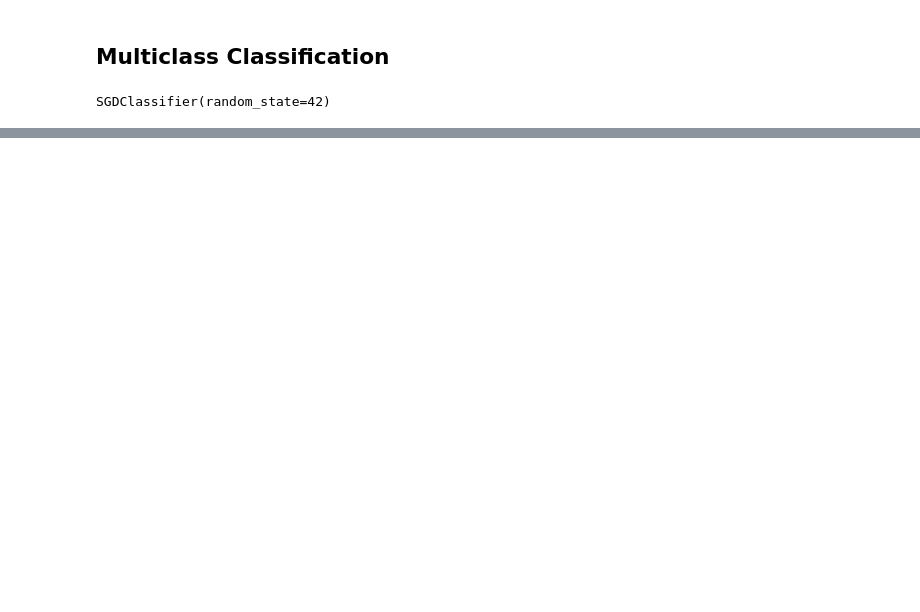
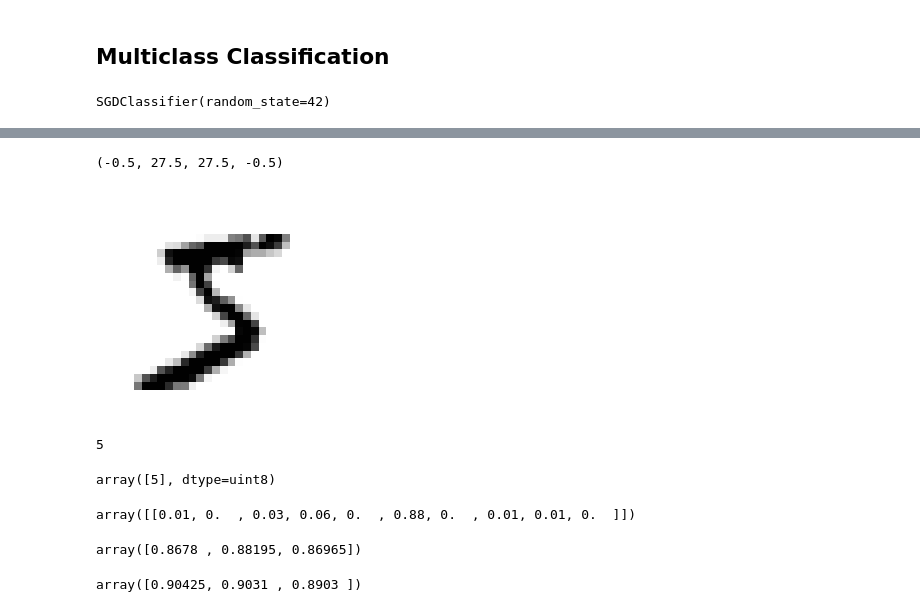
Before and after one commit to amancioandre/handson-ml, a Jupyter notebook: chapter_03/Classification.ipynb, the cells around one changed output, grey strips where cells are left out. Drawn from its saved outputs; the diff is of its cells as text; code cells hidden in the pictures; blank space fills up the shorter version.

```diff
--- a/chapter_03/Classification.ipynb
+++ b/chapter_03/Classification.ipynb
@@ -286,0 +289,38 @@ array([5], dtype=uint8)
+# %%
+# Taking a peek at the X values
+some_digit = X[0]
+some_digit_image = some_digit.reshape(28,28)
+plt.imshow(some_digit_image, cmap=mpl.cm.binary, interpolation='nearest')
+plt.axis('off')
+# %% [output]
+(-0.5, 27.5, 27.5, -0.5)
+[figure, added]
+# %%
+print(y[0])
+# %% [output]
+5
+# %%
+# Omitting the OvO and OvR classifiers
+# Random Forest Classifier
+forest_clf.fit(X_train, y_train)
+forest_clf.predict([X[0]])
+# %% [output]
+array([5], dtype=uint8)
+# %%
+forest_clf.predict_proba([X[0]])
+# %% [output]
+array([[0.01, 0.  , 0.03, 0.06, 0.  , 0.88, 0.  , 0.01, 0.01, 0.  ]])
+# %%
+# Evaluating the classifiers
+cross_val_score(sgd_clf, X_train, y_train, cv=3, scoring='accuracy')
+# %% [output]
+array([0.8678 , 0.88195, 0.86965])
+# %%
+# The classifier can perform much better if inputs are scaled
+from sklearn.preprocessing import StandardScaler
+
+scaler = StandardScaler()
+X_train_scaled = scaler.fit_transform(X_train.astype(np.float64))
+cross_val_score(sgd_clf, X_train_scaled, y_train, cv=3, scoring='accuracy')
+# %% [output]
+array([0.90425, 0.9031 , 0.8903 ])
```
Also changed, not shown: parts of 33 cells of this notebook.
